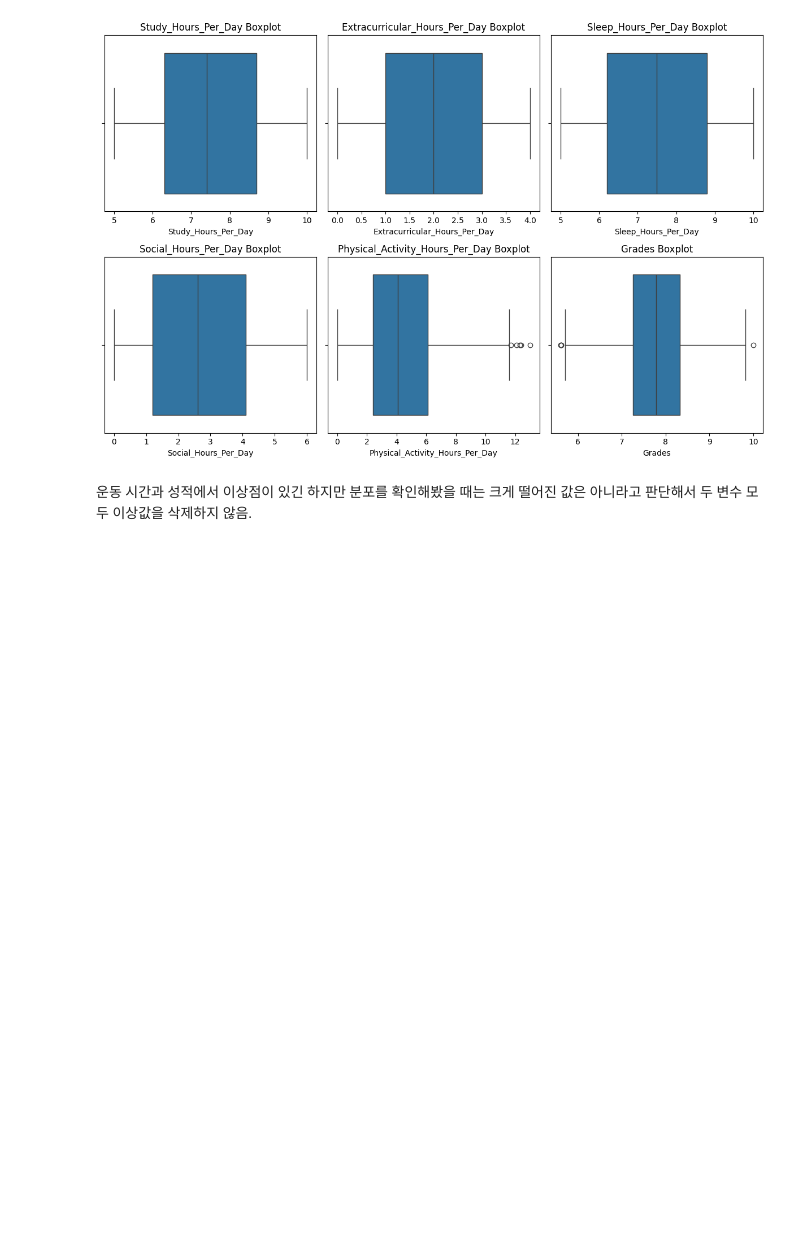
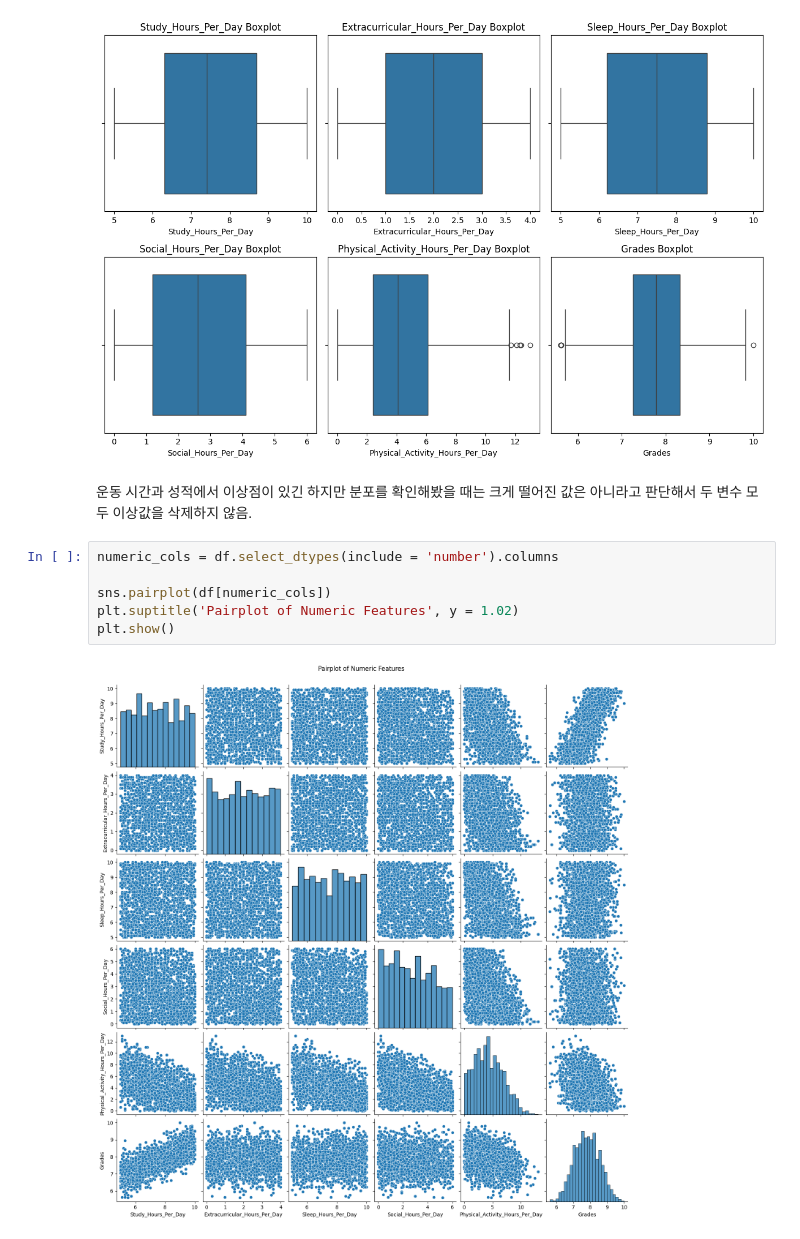
Before and after one commit to wjdgml0526/adp_hands_on, a Jupyter notebook: data_insight/student_lifestyle_dataset/insight_data.ipynb, the cells around one changed output. Saved outputs shown, nothing was run; the diff lists cells and outputs as text; blank space fills up the shorter version.

```diff
--- a/data_insight/student_lifestyle_dataset/insight_data.ipynb
+++ b/data_insight/student_lifestyle_dataset/insight_data.ipynb
@@ -124,3 +126,11 @@ plt.show()
 [figure]
 # %% [markdown]
 운동 시간과 성적에서 이상점이 있긴 하지만 분포를 확인해봤을 때는 크게 떨어진 값은 아니라고 판단해서 두 변수 모두 이상값을 삭제하지 않음.
+# %%
+numeric_cols = df.select_dtypes(include = 'number').columns
+
+sns.pairplot(df[numeric_cols])
+plt.suptitle('Pairplot of Numeric Features', y = 1.02)
+plt.show()
+# %% [output]
+[figure, added]
```
Also changed, not shown: parts of 2 cells of this notebook, 1 other file.
